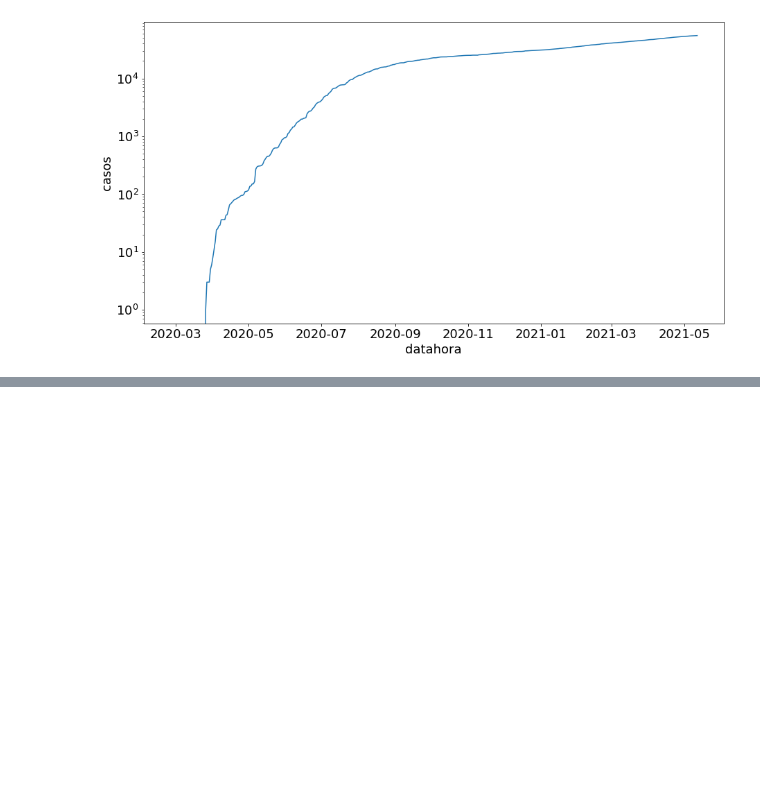
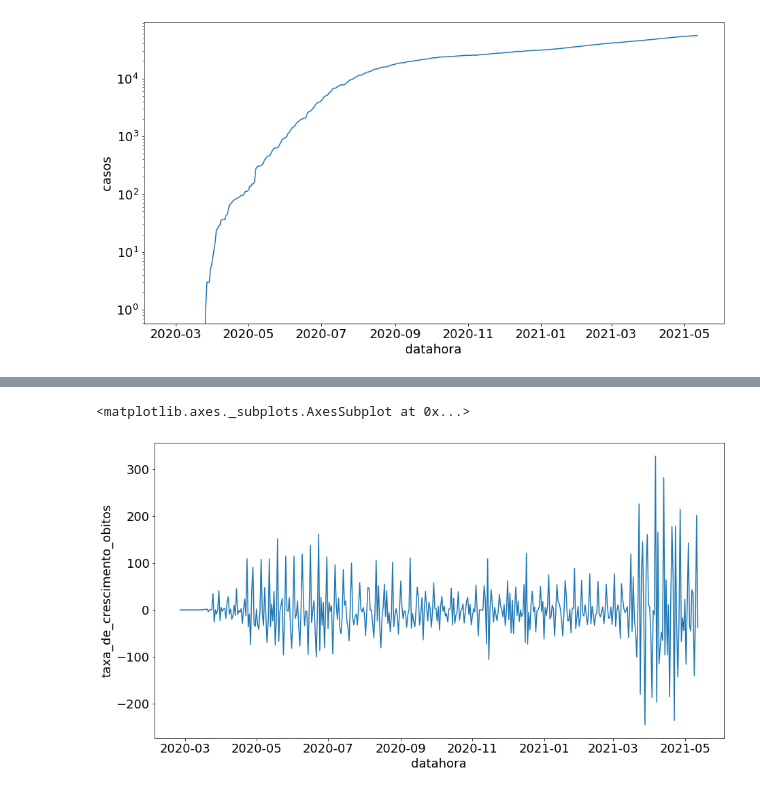
Before and after one commit to laugustovieira/prophet_covid, a Jupyter notebook: prophet_covid.ipynb, the cells around one changed output, grey strips where cells are left out. Saved outputs shown, nothing was run; the diff lists cells and outputs as text; code cells hidden in the pictures; blank space fills up the shorter version.

```diff
--- a/prophet_covid.ipynb
+++ b/prophet_covid.ipynb
@@ -76,0 +129,5 @@ mpl.pyplot.yscale("log")
+# %%
+sns.lineplot(x='datahora', y='taxa_de_crescimento_obitos', data = dados_sp)
+# %% [output]
+<matplotlib.axes._subplots.AxesSubplot at 0x...>
+[figure, added]
```
Also changed, not shown: parts of 22 cells of this notebook.
